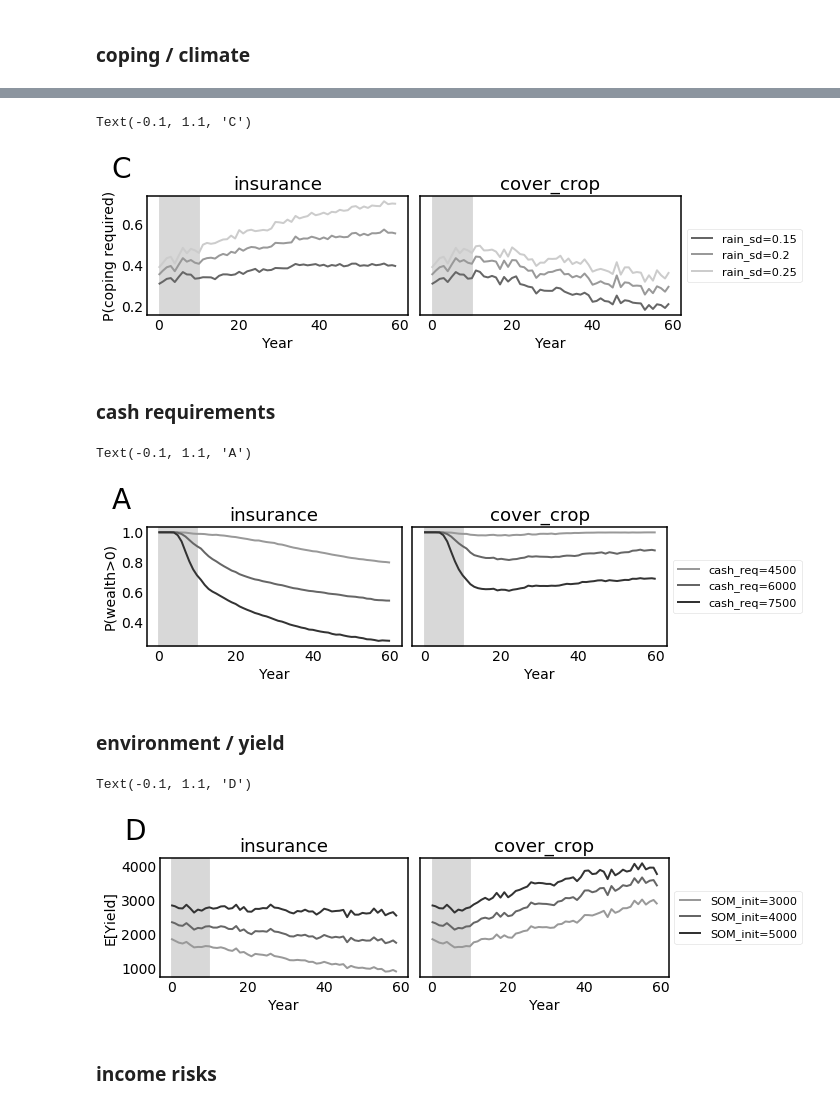
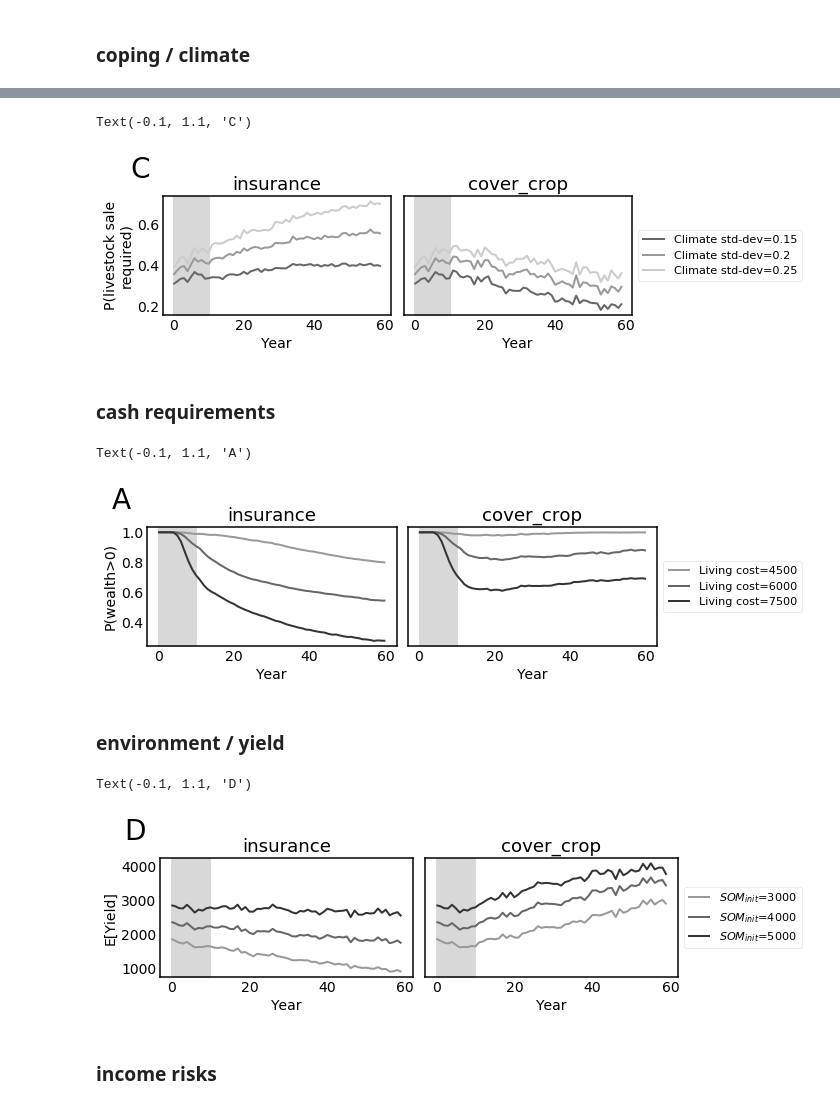
Before and after one commit to t-g-williams/adaptation_abm, a Jupyter notebook: experiments/explore mechanisms.ipynb, the cells around one changed output, grey strips where cells are left out. Saved outputs shown, nothing was run; the diff lists cells and outputs as text; code cells hidden in the pictures.

```diff
--- a/experiments/explore mechanisms.ipynb
+++ b/experiments/explore mechanisms.ipynb
@@ -161,7 +161,7 @@ for mu, res in results.items():
     for p, pol in enumerate(policies):
         # calculate the relevant metric
         d = np.mean(res[pol]['coping'], axis=(0,2))
-        axs[p].plot(d, label='rain_mu={}'.format(mu), color=clrs[c])
+        axs[p].plot(d, label='Climate mean={}'.format(mu), color=clrs[c])
 
 for a, ax in enumerate(axs):
     ax.grid(False)
@@ -171,7 +171,7 @@ for a, ax in enumerate(axs):
     ax.fill_between([0,inp_base['adaptation']['burnin_period']], [l[0],l[0]], [l[1],l[1]], color='0.5', alpha=0.3)
     ax.set_ylim(l)
 axs[1].legend(bbox_to_anchor=(1,0.5), loc='center left')
-axs[0].set_ylabel('P(coping required)')
+axs[0].set_ylabel('P(livestock sale\nrequired)')
 axs[0].text(-0.1,1.1, 'B', transform=axs[0].transAxes, fontsize=28, va='bottom', ha='center')
 # %% [output]
 Text(-0.1, 1.1, 'B')
@@ -187,26 +187,26 @@ for m, sig in enumerate(rain_sigmas):
 # %%
 fig, axs = plt.subplots(1,2,figsize=(10,3), sharey=True)
 c=-1
 for mu, res in results.items():
     c+=1
     for p, pol in enumerate(policies):
         # calculate the relevant metric
         d = np.mean(res[pol]['coping'], axis=(0,2))
-        axs[p].plot(d, label='rain_sd={}'.format(mu), color=clrs[c])
+        axs[p].plot(d, label='Climate std-dev={}'.format(mu), color=clrs[c])
 
 for a, ax in enumerate(axs):
     ax.grid(False)
     ax.set_xlabel('Year')
     ax.set_title(policies[a])
     l = ax.get_ylim()
     ax.fill_between([0,inp_base['adaptation']['burnin_period']], [l[0],l[0]], [l[1],l[1]], color='0.5', alpha=0.3)
     ax.set_ylim(l)
 axs[1].legend(bbox_to_anchor=(1,0.5), loc='center left')
-axs[0].set_ylabel('P(coping required)')
+axs[0].set_ylabel('P(livestock sale\nrequired)')
 axs[0].text(-0.1,1.1, 'C', transform=axs[0].transAxes, fontsize=28, va='bottom', ha='center')
 # %% [output]
 Text(-0.1, 1.1, 'C')
-[figure, old version]
+[figure, new version]
 # %% [markdown]
 ### cash requirements
 # %%
@@ -224,7 +224,7 @@ for cash, res in results.items():
     for p, pol in enumerate(policies):
         # calculate the relevant metric
         d = np.mean(res[pol]['wealth']>0, axis=(0,2))
-        axs[p].plot(d, label='cash_req={}'.format(cash), color=clrs[c])
+        axs[p].plot(d, label='Living cost={}'.format(cash), color=clrs[c])
 
     c+=1
 
@@ -240,7 +240,7 @@ axs[0].set_ylabel('P(wealth>0)')
 axs[0].text(-0.1,1.1, 'A', transform=axs[0].transAxes, fontsize=28, va='bottom', ha='center')
 # %% [output]
 Text(-0.1, 1.1, 'A')
-[figure, old version]
+[figure, new version]
 # %% [markdown]
 ### environment / yield
 # %%
@@ -258,7 +258,7 @@ for val, res in results.items():
     for p, pol in enumerate(policies):
         # calculate the relevant metric
         d = np.mean(res[pol]['yields'], axis=(0,2))
-        axs[p].plot(d, label='SOM_init={}'.format(val), color=clrs[c])
+        axs[p].plot(d, label=r'$SOM_{ init}$'+'={}'.format(val), color=clrs[c])
 
     c+=1
 
@@ -274,7 +274,7 @@ axs[0].set_ylabel('E[Yield]')
 axs[0].text(-0.1,1.1, 'D', transform=axs[0].transAxes, fontsize=28, va='bottom', ha='center')
 # %% [output]
 Text(-0.1, 1.1, 'D')
-[figure, old version]
+[figure, new version]
 # %% [markdown]
 ### income risks
 # %%
```
Also changed, not shown: parts of 1 cell of this notebook, 1 other file.
